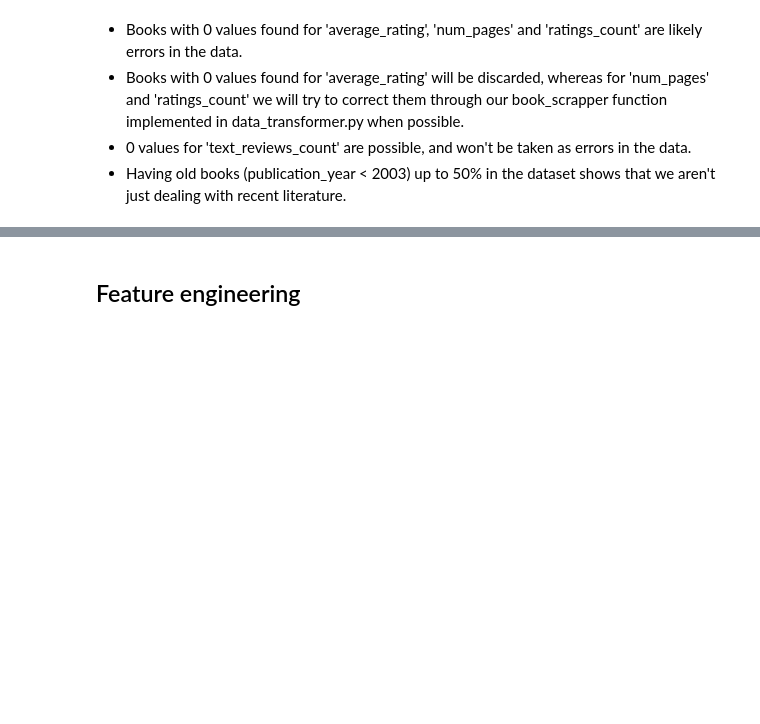
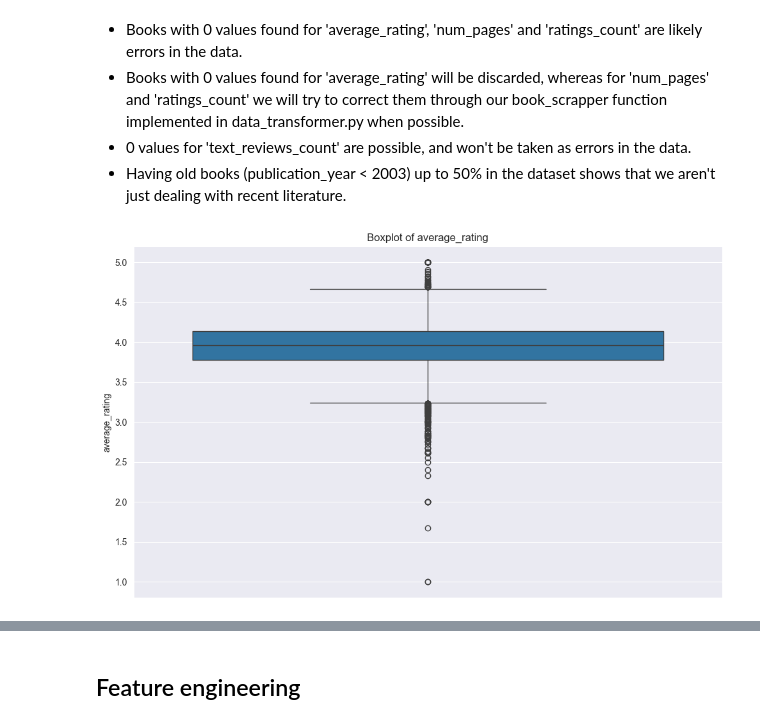
Before and after one commit to pfacouetey/book_rating_predictor, a Jupyter notebook: notebooks/main.ipynb, the cells around one changed output, grey strips where cells are left out. Cells and saved outputs as stored; diff of their text form; code cells hidden in the pictures; blank space fills up the shorter version.

```diff
--- a/notebooks/main.ipynb
+++ b/notebooks/main.ipynb
@@ -54,3 +44,25 @@ original_books_df.describe()
 - Books with 0 values found for 'average_rating' will be discarded, whereas for 'num_pages' and 'ratings_count' we will try to correct them through our book_scrapper function implemented in data_transformer.py when possible.
 - 0 values for 'text_reviews_count' are possible, and won't be taken as errors in the data.
 - Having old books (publication_year < 2003) up to 50% in the dataset shows that we aren't just dealing with recent literature.
+# %%
+target_name = "average_rating"
+mask_valid_books = original_books_df[target_name] != 0
+target_df = original_books_df.loc[mask_valid_books, ][[target_name]]
+
+fig, ax = plt.subplots(figsize=(10, 6))
+fig.tight_layout(pad=3.0)
+
+sns.boxplot(
+    data=target_df,
+    y=target_name,
+    ax=ax,
+)
+
+ax.set_title(f"Boxplot of {target_name}")
+ax.set_ylabel(target_name)
+ax.set_xlabel("")
+
+plt.tight_layout()
+plt.show()
+# %% [output]
+[figure, added]
```
Also changed, not shown: parts of 45 cells of this notebook, 6 other files.
